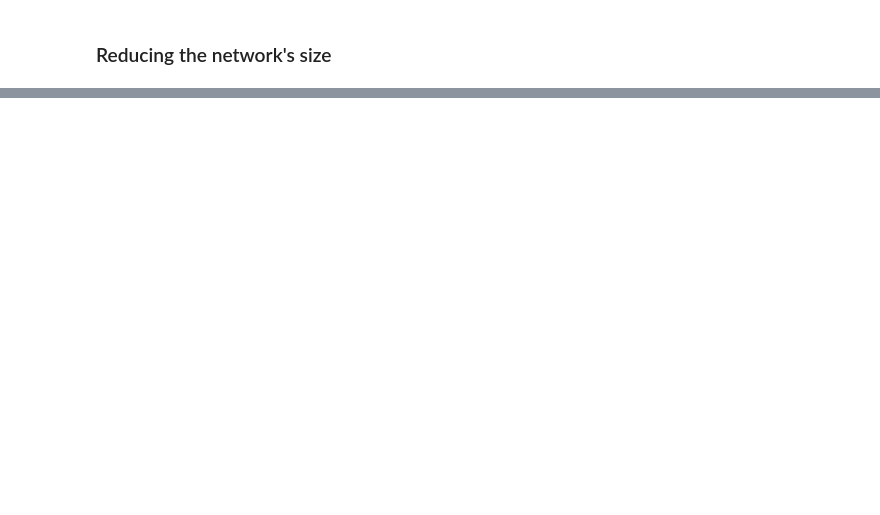
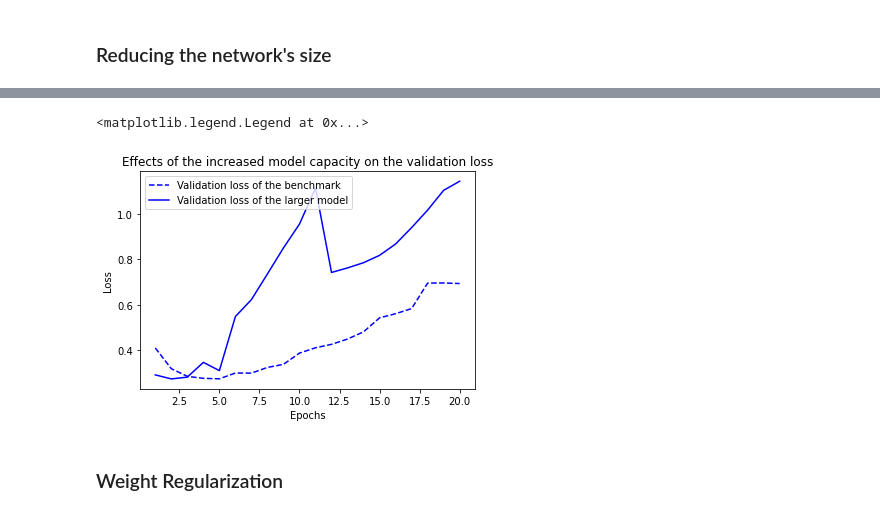
Before and after one commit to Bohdan-at-Kulinich/Machine-Learning, a Jupyter notebook: Regularization.ipynb, the cells around one changed output, grey strips where cells are left out. Saved outputs shown, nothing was run; the diff lists cells and outputs as text; code cells hidden in the pictures; blank space fills up the shorter version.

Commit message:
Created using Colaboratory: Regularization

```diff
--- a/Regularization.ipynb
+++ b/Regularization.ipynb
@@ -35,0 +127,16 @@ history_original = model.fit(train_data, train_labels,
+# %%
+# Version of the model with higher capacity:
+
+model = keras.Sequential([
+    layers.Dense(512, activation='relu'),
+    layers.Dense(512, activation='relu'),
+    layers.Dense(1, activation='sigmoid')
+])
+model.compile(optimizer='rmsprop',
+              loss='binary_crossentropy',
+              metrics=['accuracy'])
+history_larger_model = model.fit(
+    train_data, train_labels,
+    epochs=20, batch_size=512,
+    validation_split=0.4
+)
@@ -35,0 +161,24 @@ history_original = model.fit(train_data, train_labels,
+# %%
+# Plotting a validation loss comparison between the benchmark and the model with increased capacity:
+
+val_loss_original = history_original.history['val_loss']
+val_loss_larger = history_larger_model.history['val_loss']
+epochs = range(1, 21)
+
+plt.plot(epochs, val_loss_original, "b--", label="Validation loss of the benchmark")
+plt.plot(epochs, val_loss_larger, "b-", label="Validation loss of the larger model")
+plt.title("Effects of the increased model capacity on the validation loss")
+plt.xlabel("Epochs")
+plt.ylabel("Loss")
+plt.legend()
+
+# The bigger model starts overfitting almost from the 2nd epoch with very hight amplitude.
+# The validation loss for is much noisier.
+# The more capacity the model has, the more quickly it can model the training data
+# with low training loss.
+# It is also more susceptible to overfitting.
+# %% [output]
+<matplotlib.legend.Legend at 0x...>
+[figure, added]
+# %% [markdown]
+### Weight Regularization
```
Also changed, not shown: parts of 8 cells of this notebook.
